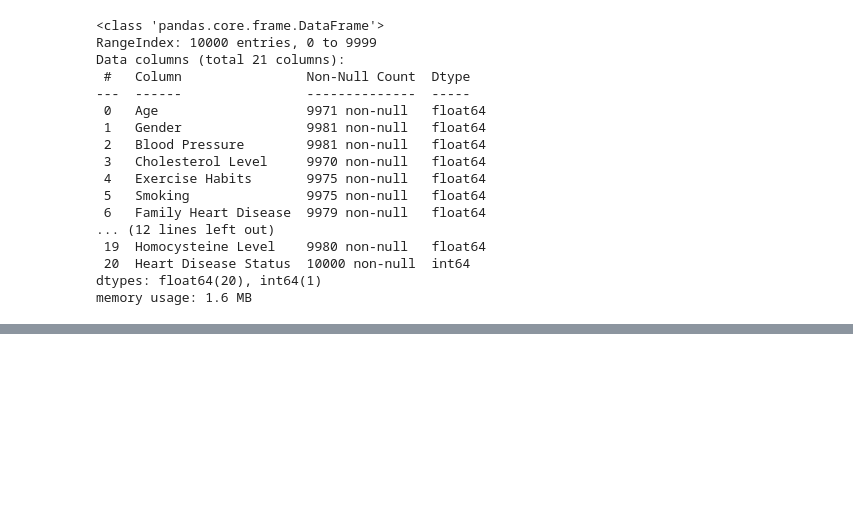
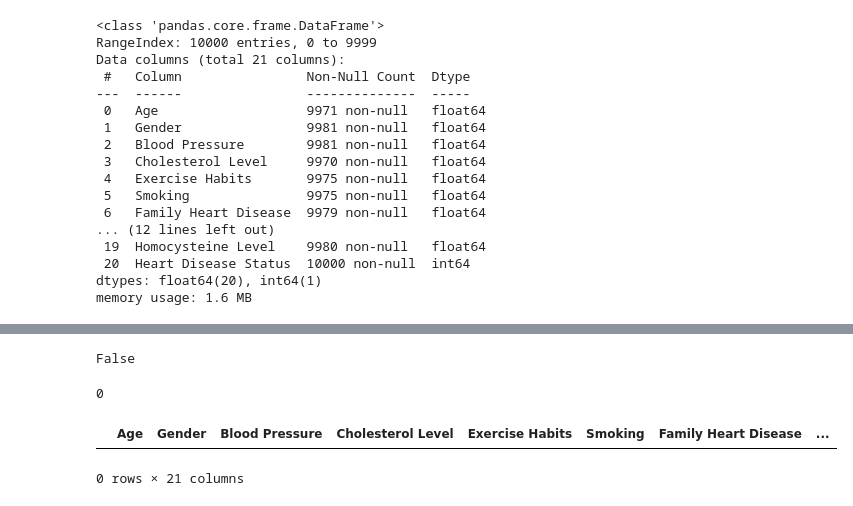
Before and after one commit to chighislian/heart_disease_predict, a Jupyter notebook: heart_disease_prediction.ipynb, the cells around one changed output, grey strips where cells are left out. Saved outputs shown, nothing was run; the diff lists cells and outputs as text; code cells hidden in the pictures; blank space fills up the shorter version.

```diff
--- a/heart_disease_prediction.ipynb
+++ b/heart_disease_prediction.ipynb
@@ -312,0 +371,13 @@ memory usage: 1.6 MB
+# %%
+heart_data.duplicated().any()
+# %% [output]
+False
+# %%
+heart_data.duplicated().sum()
+# %% [output]
+0
+# %%
+heart_data[heart_data.duplicated()]
+# %% [output]
+|  | Age | Gender | Blood Pressure | Cholesterol Level | Exercise Habits | Smoking | Family Heart Disease | ... |
+0 rows × 21 columns
```
Also changed, not shown: parts of 7 cells of this notebook, 1 other file.
